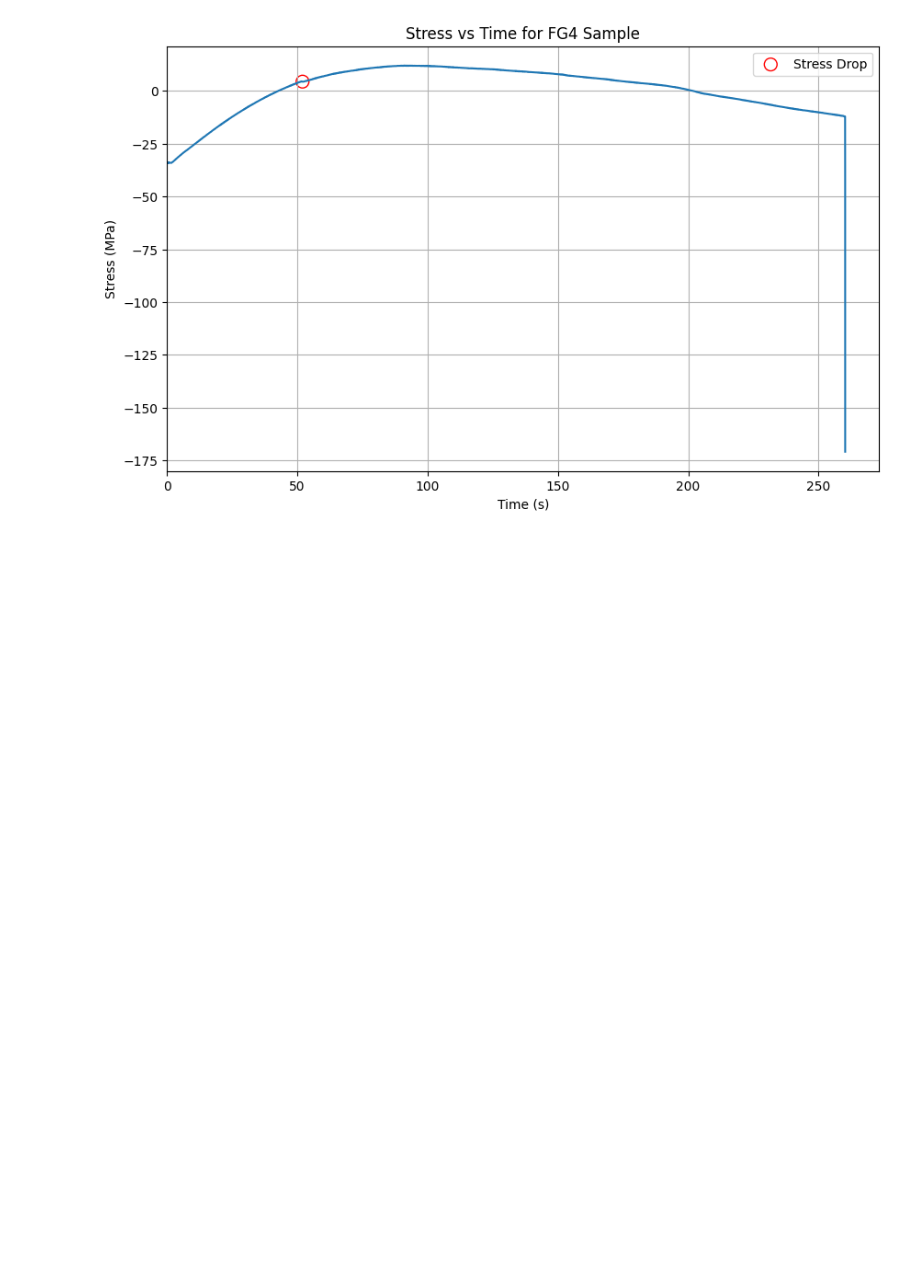
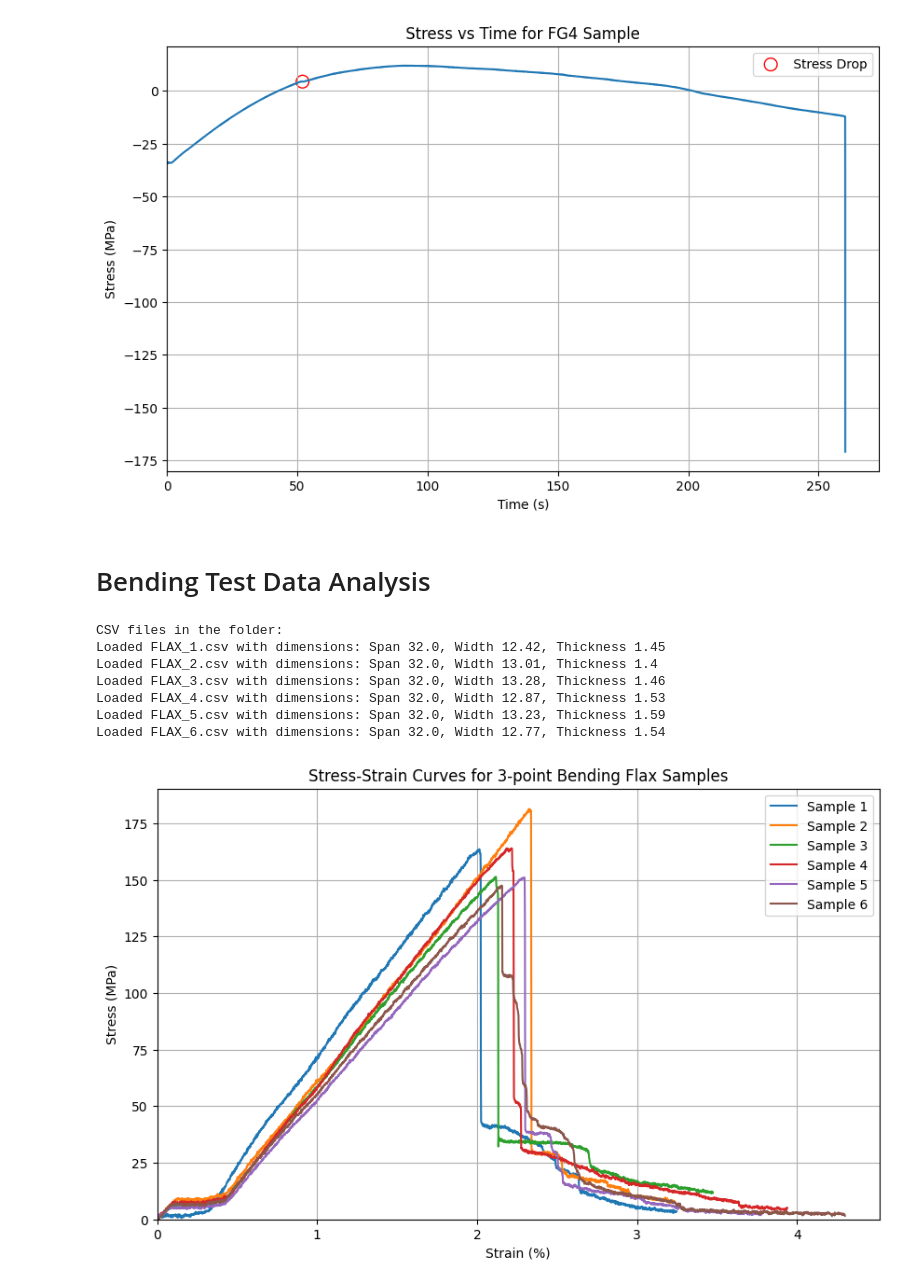
Before and after one commit to HamRMac/CompositeTensileTests, a Jupyter notebook: DataPlotting.ipynb, the cells around one changed output. Cells and saved outputs as stored; diff of their text form; code cells hidden in the pictures; blank space fills up the shorter version.

Commit message:
Add bend data and modulus calcs

```diff
--- a/DataPlotting.ipynb
+++ b/DataPlotting.ipynb
@@ -337,3 +337,5 @@ plt.show()
 # %% [output]
 [figure]
 [figure]
+# %% [markdown]
+# Bending Test Data Analysis
@@ -339,0 +486,63 @@ plt.show()
+# %%
+# Define the folder path containing the CSV files
+folder_path = 'DestructiveTests/BendingTest/FLAX.is_qtest_Exports'
+
+# Define a dictionary to map CSV file names to their corresponding gauge lengths and dimensions
+# Provide units in mm for dimensions and gauge lengths
+# Example: {'SAMPLE_1': (gauge_length, (width, thickness))}
+bending_dims_flax: t.Dict[int, t.Tuple[float, float, float]] = {
+    1: (32.0, 12.42, 1.45),
+    2: (32.0, 13.01, 1.4),
+    3: (32.0, 13.28, 1.46),
+    4: (32.0, 12.87, 1.53),
+    5: (32.0, 13.23, 1.59),
+    6: (32.0, 12.77, 1.54),
+}
+
+all_bend_samples_flax: t.List[FlexuralData] = []
+
+# List all CSV files in the folder
+csv_files = [f for f in os.listdir(folder_path) if f.endswith('.csv')]
+print("CSV files in the folder:")
+# Get each file and its index in the zip
+for i, file in enumerate(sorted(csv_files), start=1):
+    file_path = os.path.join(folder_path, file)
+    try:
+        span, width, thickness = bending_dims_flax[i]
+        flexural_data = FlexuralData(
+            file_path=file_path,
+            internal_name=file.split('.')[0].split('_')[1],
+            geometry=(width, thickness, span),
+        )
+        all_bend_samples_flax.append(flexural_data)
+        print(f"Loaded {file} with dimensions: Span {span}, Width {width}, Thickness {thickness}")
+    except Exception as e:
+        print(f"Failed to load {file}")
+
+
+if len(all_bend_samples_flax) == 0:
+    print("No bending samples loaded. Please check the folder path, CSV files, and bending dimensions.")
+else:
+    # Plot computed stress vs strain
+    fig, ax = plt.subplots(figsize=(10, 6))
+
+    for sample in all_bend_samples_flax:
+        sample.plot_stress_strain(ax_supplied=ax)
+
+    ax.set_title("Stress-Strain Curves for 3-point Bending Flax Samples")
+    ax.set_xlabel("Strain (%)")
+    ax.set_ylabel("Stress (MPa)")
+    ax.set_xlim(left=0)
+    ax.set_ylim(bottom=0)
+    ax.legend()
+    ax.grid(True)
+    plt.show()
+# %% [output]
+CSV files in the folder:
+Loaded FLAX_1.csv with dimensions: Span 32.0, Width 12.42, Thickness 1.45
+Loaded FLAX_2.csv with dimensions: Span 32.0, Width 13.01, Thickness 1.4
+Loaded FLAX_3.csv with dimensions: Span 32.0, Width 13.28, Thickness 1.46
+Loaded FLAX_4.csv with dimensions: Span 32.0, Width 12.87, Thickness 1.53
+Loaded FLAX_5.csv with dimensions: Span 32.0, Width 13.23, Thickness 1.59
+Loaded FLAX_6.csv with dimensions: Span 32.0, Width 12.77, Thickness 1.54
+[figure, added]
```
Also changed, not shown: parts of 6 cells of this notebook, 22 other files.
